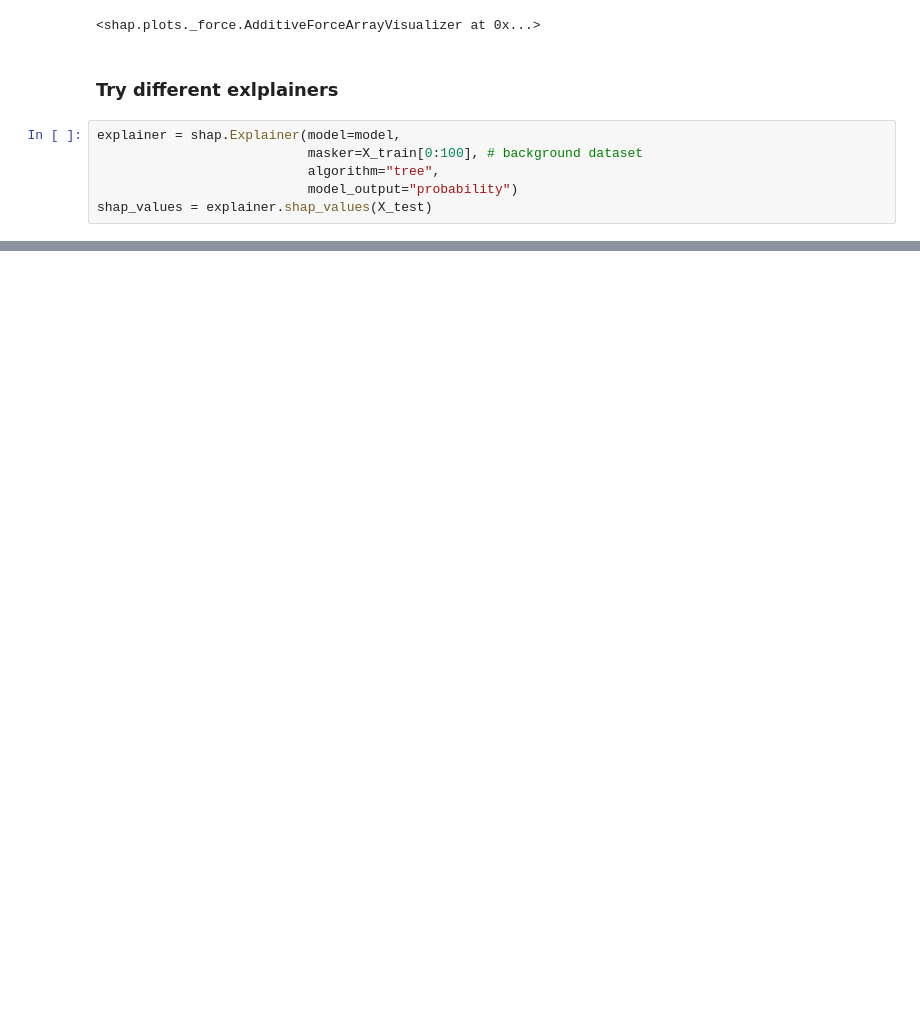
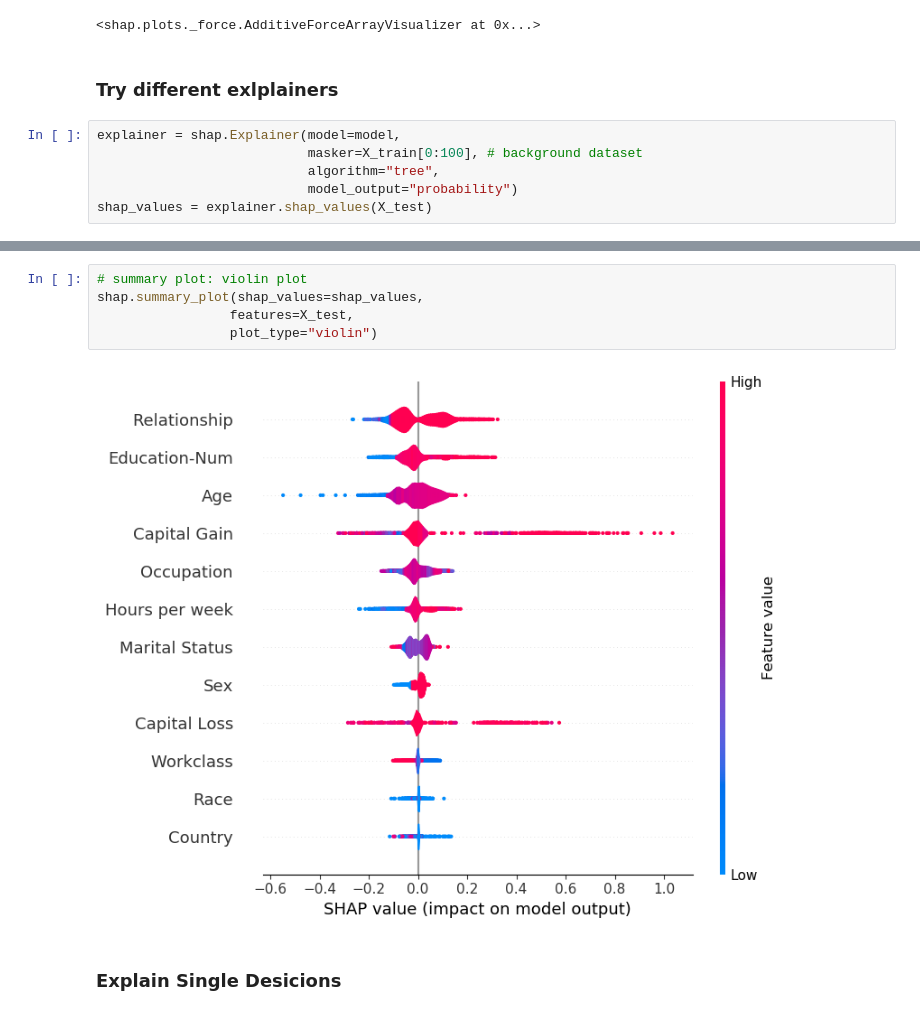
Before and after one commit to Sebastian1981/AWS_Sagemaker_Clarify_4Responsible_AI, a Jupyter notebook: experiment/00_model_explainibility.ipynb, the cells around one changed output, grey strips where cells are left out. Drawn from its saved outputs; the diff is of its cells as text; blank space fills up the shorter version.

```diff
--- a/experiment/00_model_explainibility.ipynb
+++ b/experiment/00_model_explainibility.ipynb
@@ -213,0 +264,9 @@ shap.force_plot(explainer.expected_value,
+# %%
+# summary plot: violin plot
+shap.summary_plot(shap_values=shap_values,
+                 features=X_test,
+                 plot_type="violin")
+# %% [output]
+[figure, added]
+# %% [markdown]
+### Explain Single Desicions
```
Also changed, not shown: parts of 20 cells of this notebook.
